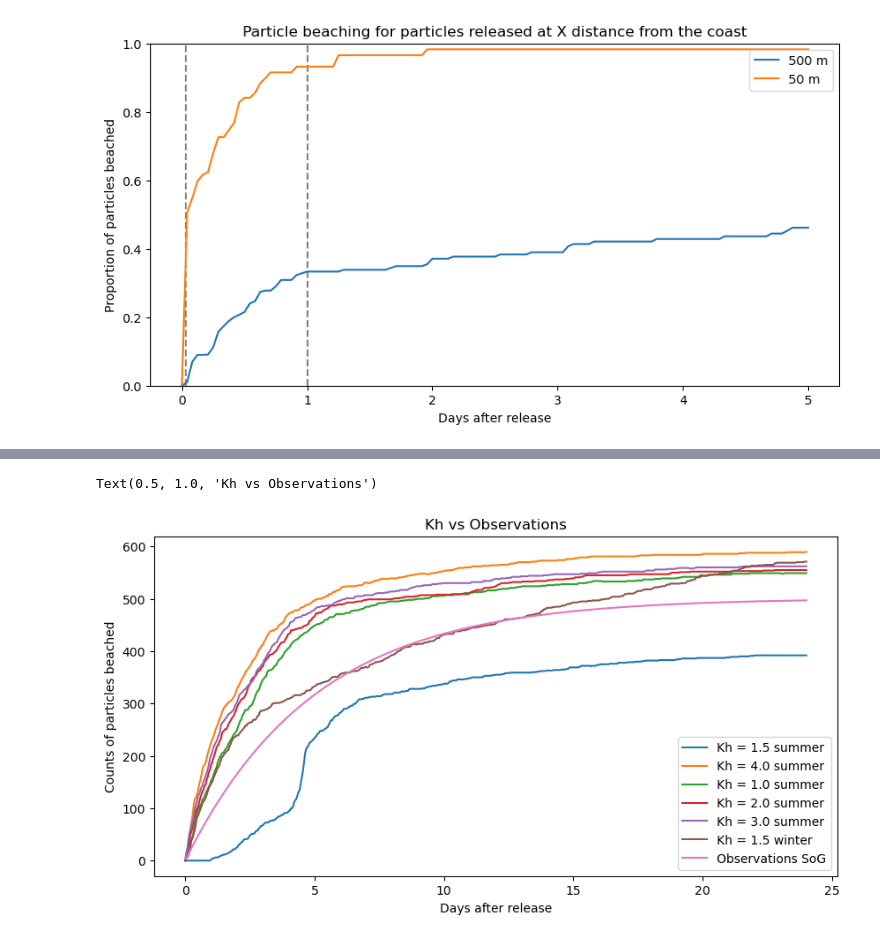
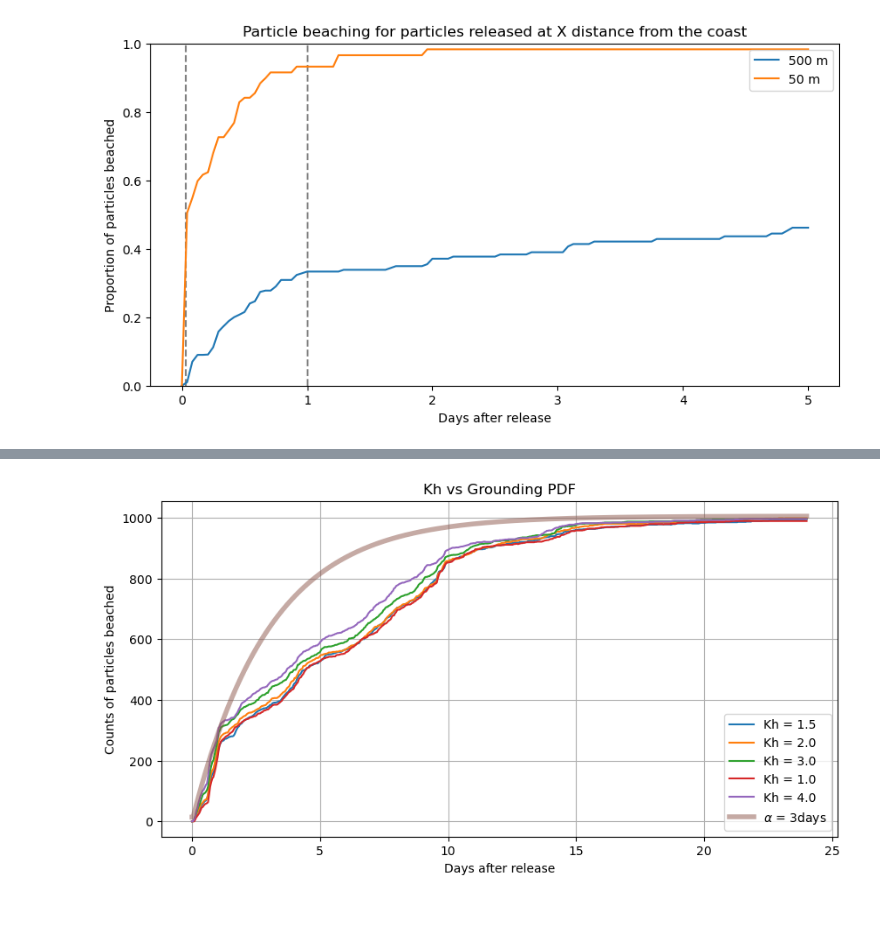
Before and after one commit to SalishSeaCast/analysis-jose, a Jupyter notebook: notebooks/parcels/Remote/Fibres/check_beach.ipynb, the cells around one changed output, grey strips where cells are left out. Drawn from its saved outputs; the diff is of its cells as text; code cells hidden in the pictures; blank space fills up the shorter version.

Commit message:
beaching tuning

```diff
--- a/notebooks/parcels/Remote/Fibres/check_beach.ipynb
+++ b/notebooks/parcels/Remote/Fibres/check_beach.ipynb
@@ -361,24 +402,24 @@ beach2 = ds2.beached
 beach3 = ds3.beached
 beach4 = ds4.beached
 beach5 = ds5.beached
-beach6 = ds6.beached
+#beach6 = ds6.beached
 
 b,b2,b3,b4,b5,b6 = [],[],[],[],[],[]
 
-for t in range(beach.shape[1]):
+for t in range(beach2.shape[1]):
     b.append(np.count_nonzero(beach[:,t] == 1.0))
     b2.append(np.count_nonzero(beach2[:,t] == 1.0))
     b3.append(np.count_nonzero(beach3[:,t] == 1.0))
     b4.append(np.count_nonzero(beach4[:,t] == 1.0))
     b5.append(np.count_nonzero(beach5[:,t] == 1.0))
-    b6.append(np.count_nonzero(beach6[:,t] == 1.0))
+    #b6.append(np.count_nonzero(beach6[:,t] == 1.0))
 
 d = [b[0]]
 d2 = [b2[0]]
 d3 = [b3[0]]
 d4 = [b4[0]]
 d5 = [b5[0]]
-d6 = [b6[0]]
+#d6 = [b6[0]]
 
 for i in range(1,len(b)):
     d.append(b[i] - (b[i-1]))
@@ -386,7 +427,7 @@ for i in range(1,len(b)):
     d3.append(b3[i] - (b3[i-1]))
     d4.append(b4[i] - (b4[i-1]))
     d5.append(b5[i] - (b5[i-1]))
-    d6.append(b6[i] - (b6[i-1]))
+    #d6.append(b6[i] - (b6[i-1]))
 
 time = np.linspace(0,24,577)
 time2 = np.linspace(0,24*24,577)
@@ -396,17 +437,17 @@ plt.plot(time,d2,label='Kh = 1.5 winter')
 plt.plot(time,d3,label='Kh = 1.0 summer')
 plt.plot(time,d4,label='Kh = 2.0 summer')
 plt.plot(time,d5,label='Kh = 3.0 summer')
-plt.plot(time,d6,label='Kh = 1.5 2019')
+#plt.plot(time,d6,label='Kh = 1.5 2019')
 #plt.axvline(x=time_prob(n,1.5)[0],linestyle='--',color='grey')
 #plt.axvline(x=time_prob(n,1.5)[1],linestyle='--',color='grey')
 
 alpha = 1/(3.5*24)
-p = 500* alpha * np.exp(-alpha*time2)
-plt.plot(time,p,label="Observations SoG")
+p = 1000* alpha * np.exp(-alpha*time2)
+plt.plot(time,p,linewidth=4,label=r"$ \alpha$ = 3days")
 plt.xlim([0,24])
 plt.ylim([0,50])
 plt.legend()
 plt.xlabel('Days after release')
 plt.ylabel('Counts of particles beached')
-plt.title('Kh vs Observations')
+plt.title('Kh vs Grounding PDF')
 # %% [output]
@@ -418,66 +459,71 @@ beach2 = ds2.beached
 beach3 = ds3.beached
 beach4 = ds4.beached
 beach5 = ds5.beached
-beach6 = ds6.beached
+#beach6 = ds6.beached
 
 b,b2,b3,b4,b5,b6 = [],[],[],[],[],[]
 
-for t in range(beach.shape[1]):
+for t in range(beach2.shape[1]):
     b.append(np.count_nonzero(beach[:,t] == 1.0))
     b2.append(np.count_nonzero(beach2[:,t] == 1.0))
     b3.append(np.count_nonzero(beach3[:,t] == 1.0))
     b4.append(np.count_nonzero(beach4[:,t] == 1.0))
     b5.append(np.count_nonzero(beach5[:,t] == 1.0))
-    b6.append(np.count_nonzero(beach6[:,t] == 1.0))
+#    b6.append(np.count_nonzero(beach6[:,t] == 1.0))
 
-d = [b[1]]
-d.append(b2[1])
-d.append(b3[1])
-d.append(b4[1])
-d.append(b5[1])
-d.append(b6[1])
-mm=np.mean(d)
+dsi = [b[-1]]
+dsi.append(b2[-1])
+dsi.append(b3[-1])
+dsi.append(b4[-1])
+dsi.append(b5[-1])
+#dsi.append(b6[-1])
+mm=np.mean(dsi)
 
 b  = np.array(b[1:])-b[1]
 b2  = np.array(b2[1:])-b2[1]
 b3  = np.array(b3[1:])-b3[1]
 b4  = np.array(b4[1:])-b4[1]
 b5  = np.array(b5[1:])-b5[1]
-b6  = np.array(b6[1:])-b6[1]
+#b6  = np.array(b6[1:])-b6[1]
 
 d = [b[0]]
 d2 = [b2[0]]
 d3 = [b3[0]]
 d4 = [b4[0]]
 d5 = [b5[0]]
-d6 = [b6[0]]
+#d6 = [b6[0]]
 
 time = np.linspace(0,24,576)
 time2 = np.linspace(0,24*24,576)
 fig2,ax = plt.subplots(1,1,figsize=(10,5))
-plt.plot(time,b,label='Kh = 1.5 summer')
-plt.plot(time,b2,label='Kh = 4.0 summer')
-plt.plot(time,b3,label='Kh = 1.0 summer')
-plt.plot(time,b4,label='Kh = 2.0 summer')
-plt.plot(time,b5,label='Kh = 3.0 summer')
-plt.plot(time,b6,label='Kh = 1.5 winter')
+plt.plot(time,b,label='Kh = 1.5 ')
+plt.plot(time,b2,label='Kh = 2.0 ')
+plt.plot(time,b3,label='Kh = 3.0 ')
+plt.plot(time,b4,label='Kh = 1.0 ')
+plt.plot(time,b5,label='Kh = 4.0 ')
+#plt.plot(time,b6,label='Kh = 1.5 winter SS')
 #plt.axvline(x=time_prob(n,1.5)[0],linestyle='--',color='grey')
 #plt.axvline(x=time_prob(n,1.5)[1],linestyle='--',color='grey')
 
-alpha = 1/(5*24)
-#p = (841-mm)* alpha * np.exp(-alpha*time2)
-p = (500)* alpha * np.exp(-alpha*time2)
-p2 =[p[0]]
+alpha = 1/(3*24)
+alpha2 = 1/(4*24)
+p = (1000)* alpha * np.exp(-alpha*time2)
+p2 = (1000)* alpha2 * np.exp(-alpha2*time2)
+#p = (np.sum(b3[0:12]))* alpha * np.exp(-alpha*time2)
+pn =[p[0]]
+pn2 =[p2[0]]
 for i in range(1,len(time2)):
-    p2.append(np.sum(p[:i]))
-plt.plot(time,p2,label="Observations SoG")
-#plt.xlim([0,24])
+    pn.append(np.sum(p[:i]))
+    pn2.append(np.sum(p2[:i]))
+plt.plot(time,pn,linewidth=4,label=r"$ \alpha$ = 3days",alpha=0.5)
+#plt.plot(time,pn2,linewidth=4,label=r"$ \alpha$ = 6days",alpha=0.5)
+#plt.xlim([0,3])
 #plt.ylim([0,50])
 plt.legend()
 plt.xlabel('Days after release')
 plt.ylabel('Counts of particles beached')
-plt.title('Kh vs Observations')
+plt.title('Kh vs Grounding PDF')
+plt.grid()
 # %% [output]
-Text(0.5, 1.0, 'Kh vs Observations')
-[figure, old version]
+[figure, new version]
 # %%
```
Also changed, not shown: parts of 18 cells of this notebook, 21 other files.
